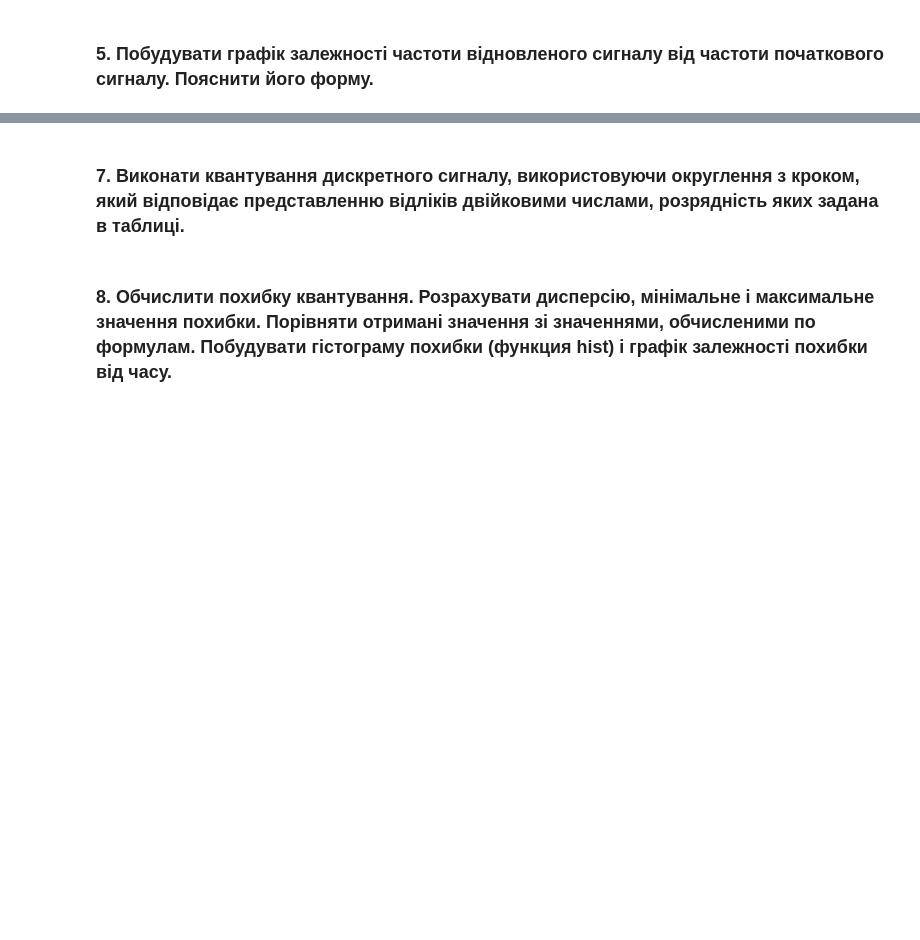
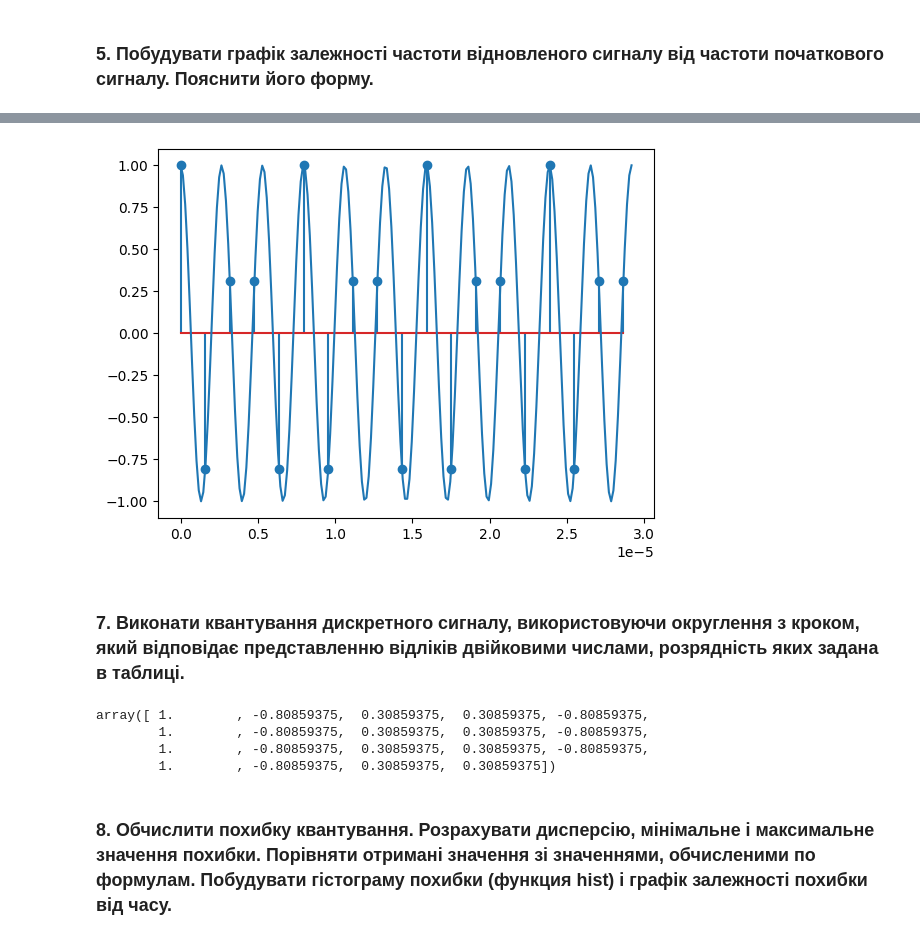
Before and after one commit to hell0ut/Time-series-Analysis, a Jupyter notebook: lab1/lab1_analysis.ipynb, the cells around one changed output, grey strips where cells are left out. Cells and saved outputs as stored; diff of their text form; code cells hidden in the pictures; blank space fills up the shorter version.

```diff
--- a/lab1/lab1_analysis.ipynb
+++ b/lab1/lab1_analysis.ipynb
@@ -145,4 +150,24 @@ plt.plot(original_freq_range,estimated_frequences)
+# %%
+fig,ax = plt.subplots()
+cur_F = 3/5*F_S
+X_data,Y_data = plot_discrete_signal(num_periods=11,Fs=F_S,F=cur_F,plot=True,return_values=True,ax=ax)
+plot_signal(11,cur_F,ax=ax)
+# %% [output]
+[figure, added]
 # %% [markdown]
 ### 7.	Виконати квантування дискретного сигналу, використовуючи округлення з кроком, який відповідає представленню відліків двійковими числами, розрядність яких задана в таблиці.
+# %%
+def quant(x):
+    return np.round(2**NUM_OF_BITS*x)/2**NUM_OF_BITS
+
+quant_np = np.vectorize(quant)
+Y_data_quant = quant_np(Y_data)
+Y_data_quant
+# round(2**8*0.846)/2**8
+# %% [output]
+array([ 1.        , -0.80859375,  0.30859375,  0.30859375, -0.80859375,
+        1.        , -0.80859375,  0.30859375,  0.30859375, -0.80859375,
+        1.        , -0.80859375,  0.30859375,  0.30859375, -0.80859375,
+        1.        , -0.80859375,  0.30859375,  0.30859375])
 # %% [markdown]
 ### 8.	Обчислити похибку квантування. Розрахувати дисперсію, мінімальне і максимальне значення похибки. Порівняти отримані значення зі значеннями, обчисленими по формулам. Побудувати гістограму похибки (функция hist) і графік залежності похибки від часу.
```
Also changed, not shown: parts of 16 cells of this notebook.
